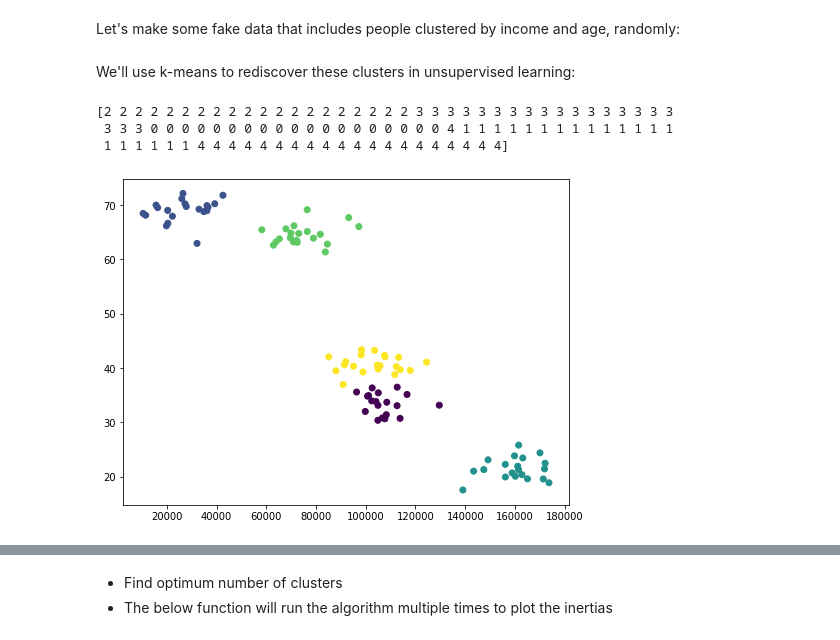
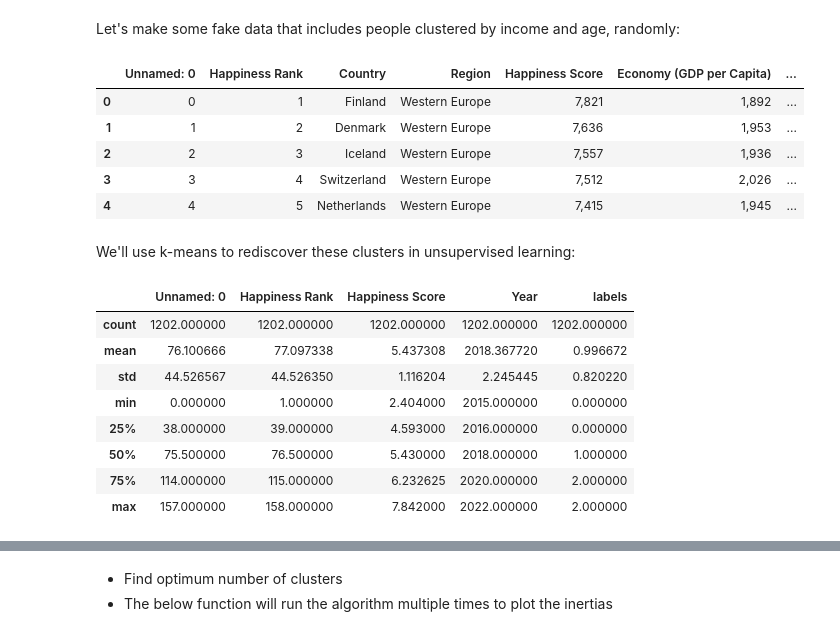
Before and after one commit to ConorDataHub/ML_Algorithm_Assignment, a Jupyter notebook: 7KMeansClustering.ipynb, the cells around one changed output, grey strips where cells are left out. Cells and saved outputs as stored; diff of their text form; code cells hidden in the pictures.

```diff
--- a/7KMeansClustering.ipynb
+++ b/7KMeansClustering.ipynb
@@ -10,13 +10,17 @@ import matplotlib.pyplot as plt                       # Main plotting library us
 from sklearn.preprocessing import scale               # Used for scaling the data
 import pandas as pd                                   # Will be used to load data from a csv file and also view data
 
+
+world_world_df = pd.read_csv("world_happiness.csv")
+world_world_df.head()
+
 #Code comes from video https://www.youtube.com/watch?v=iNlZ3IU5Ffw&t=143s
+# %% [output]
+|  | Unnamed: 0 | Happiness Rank | Country | Region | Happiness Score | Economy (GDP per Capita) | ... |
+| 0 | 0 | 1 | Finland | Western Europe | 7,821 | 1,892 | ... |
+| 1 | 1 | 2 | Denmark | Western Europe | 7,636 | 1,953 | ... |
+| 2 | 2 | 3 | Iceland | Western Europe | 7,557 | 1,936 | ... |
+| 3 | 3 | 4 | Switzerland | Western Europe | 7,512 | 2,026 | ... |
+| 4 | 4 | 5 | Netherlands | Western Europe | 7,415 | 1,945 | ... |
 # %% [markdown]
 We'll use k-means to rediscover these clusters in unsupervised learning:
-# %%
-df = pd.read_csv()        #Read the data
-# %% [output]
-[2 2 2 2 2 2 2 2 2 2 2 2 2 2 2 2 2 2 2 2 3 3 3 3 3 3 3 3 3 3 3 3 3 3 3 3 3
- 3 3 3 0 0 0 0 0 0 0 0 0 0 0 0 0 0 0 0 0 0 0 4 1 1 1 1 1 1 1 1 1 1 1 1 1 1
- 1 1 1 1 1 1 4 4 4 4 4 4 4 4 4 4 4 4 4 4 4 4 4 4 4 4]
-[figure, removed]
@@ -27,2 +29,12 @@ df.dropna(inplace = True)         # Drops any null values in the dataset
 # %%
-df.describe()                     # If all the null values are successfully removed then the count below should be the same for all the columns
+world_df.describe()                     # If all the null values are successfully removed then the count below should be the same for all the columns
+# %% [output]
+|  | Unnamed: 0 | Happiness Rank | Happiness Score | Year | labels |
+| count | 1202.000000 | 1202.000000 | 1202.000000 | 1202.000000 | 1202.000000 |
+| mean | 76.100666 | 77.097338 | 5.437308 | 2018.367720 | 0.996672 |
+| std | 44.526567 | 44.526350 | 1.116204 | 2.245445 | 0.820220 |
+| min | 0.000000 | 1.000000 | 2.404000 | 2015.000000 | 0.000000 |
+| 25% | 38.000000 | 39.000000 | 4.593000 | 2016.000000 | 0.000000 |
+| 50% | 75.500000 | 76.500000 | 5.430000 | 2018.000000 | 1.000000 |
+| 75% | 114.000000 | 115.000000 | 6.232625 | 2020.000000 | 2.000000 |
+| max | 157.000000 | 158.000000 | 7.842000 | 2022.000000 | 2.000000 |
```
Also changed, not shown: parts of 11 cells of this notebook.
